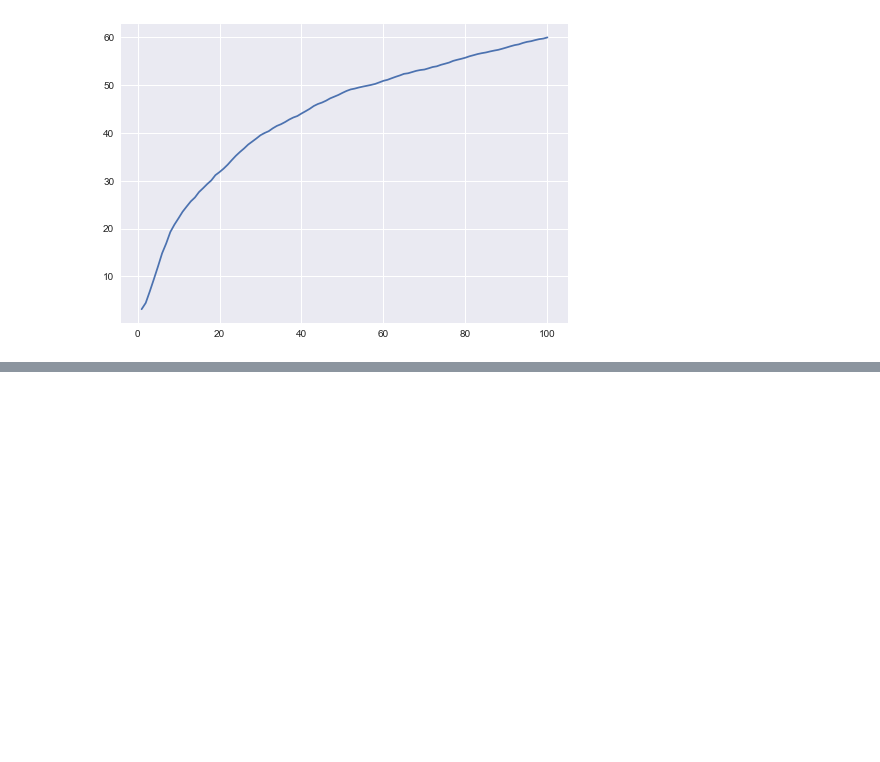
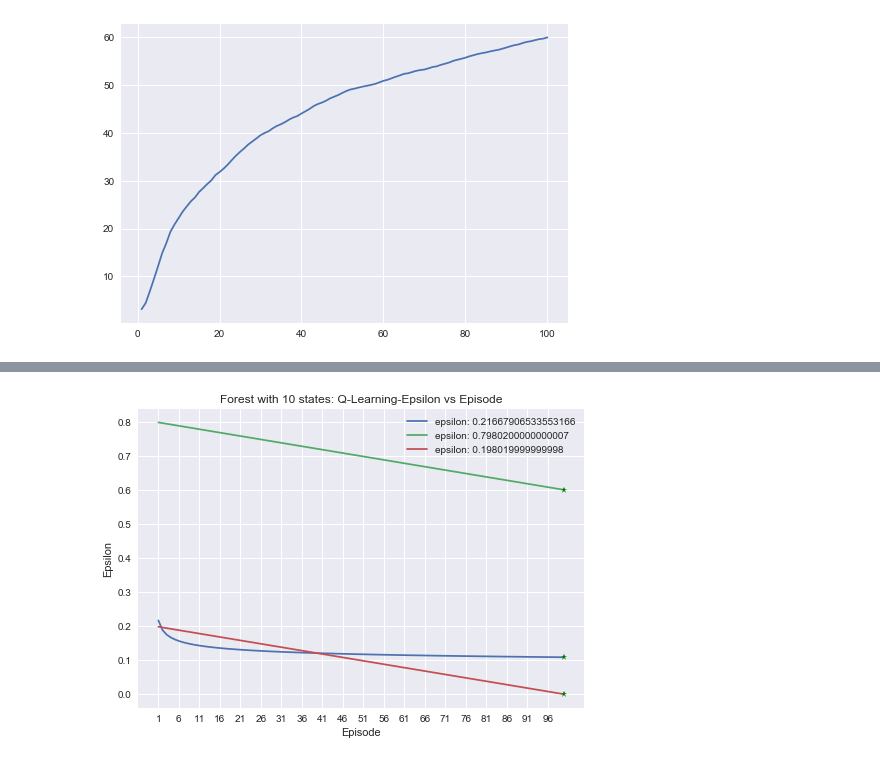
Before and after one commit to sbassam/cs-7641-projects, a Jupyter notebook: assignment-4/Untitled.ipynb, the cells around one changed output, grey strips where cells are left out. Cells and saved outputs as stored; diff of their text form; code cells hidden in the pictures; blank space fills up the shorter version.

```diff
--- a/assignment-4/Untitled.ipynb
+++ b/assignment-4/Untitled.ipynb
@@ -153,0 +169,5 @@ plot_results('Forest with 10 states', 'Q-Learning', forest_QL_csv_list, 'episode
+# %%
+plot_results('Forest with 10 states', 'Q-Learning', forest_QL_csv_list, 'episode',
+             'epsilon', 'Episode', 'Epsilon', label_col = 'epsilon', show_convergence=True)
+# %% [output]
+[figure, added]
```
Also changed, not shown: parts of 13 cells of this notebook, 7 other files.
